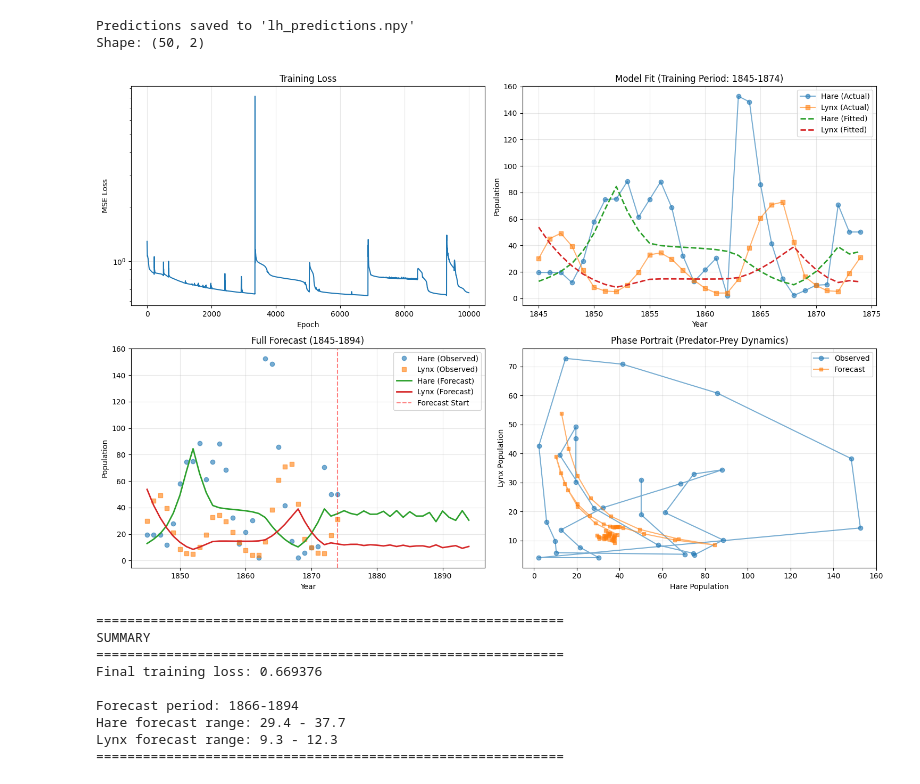
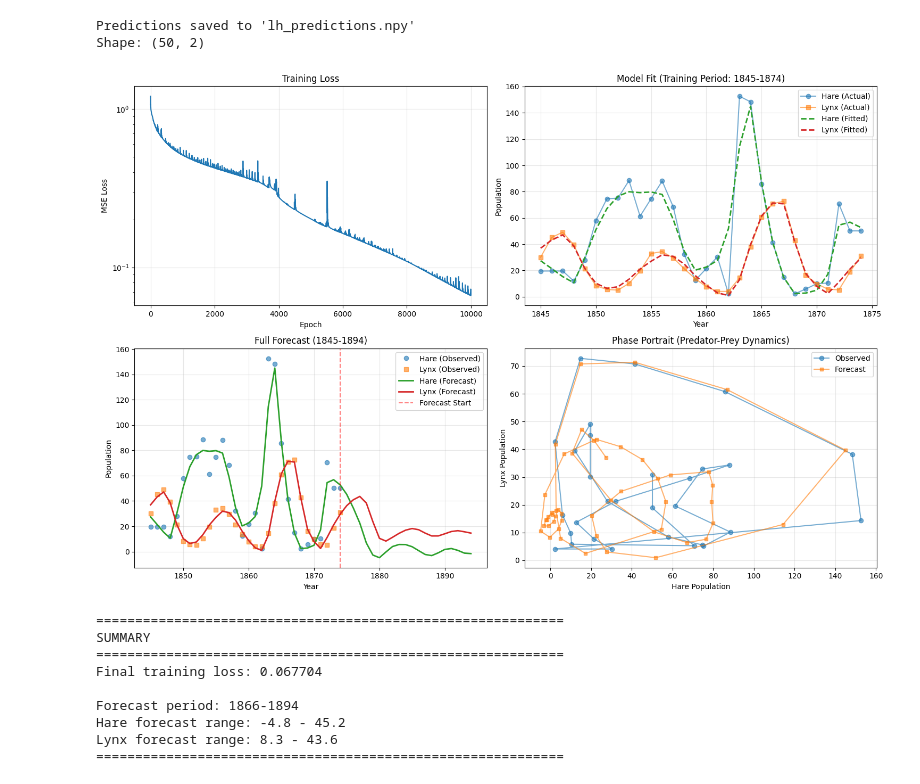
Before and after one commit to LoSpiri/jax-neural-odes, a Jupyter notebook: assignment_3/lh_data.ipynb, the cells around one changed output. Cells and saved outputs as stored; diff of their text form; code cells hidden in the pictures.

```diff
--- a/assignment_3/lh_data.ipynb
+++ b/assignment_3/lh_data.ipynb
@@ -107,7 +119,7 @@ def solve_ode(model, ts):
         solver,
         t0=ts[0],
         t1=ts[-1],
-        dt0=1e-3,
+        dt0=1e-2,
         y0=model.y0_learnable,  # Use learnable initial condition
         saveat=diffrax.SaveAt(ts=ts),
         stepsize_controller=diffrax.PIDController(rtol=1e-5, atol=1e-7),
@@ -128,12 +140,12 @@ def loss_fn(model, y_true, ts):
 # =====================================================================
 
 # Optimizer with learning rate schedule
-schedule = optax.exponential_decay(
-    init_value=1e-3,
-    transition_steps=1000,
-    decay_rate=0.95
-)
-optimizer = optax.adam(schedule)
+# schedule = optax.exponential_decay(
+#     init_value=1e-3,
+#     transition_steps=1000,
+#     decay_rate=0.95
+# )
+optimizer = optax.adam(1e-3)
 opt_state = optimizer.init(eqx.filter(model, eqx.is_inexact_array))
 
 @eqx.filter_jit
@@ -153,7 +165,7 @@ def update(model, opt_state, y_true, ts):
 # =====================================================================
 
 loss_history = []
-n_epochs = 5000
+n_epochs = 10_000
 
 print("\nTraining Neural ODE...")
 for step in tqdm(range(n_epochs)):
@@ -189,11 +209,11 @@ t_forecast_normalized = (t_forecast_raw - t_min) / (t_max - t_min)
 y_forecast_normalized = solve_ode(model, t_forecast_normalized)
 
 # Inverse transform: denormalize and exp to get actual populations
-hare_forecast_log = y_forecast_normalized[:, 0] * hare_std + hare_mean
-lynx_forecast_log = y_forecast_normalized[:, 1] * lynx_std + lynx_mean
+hare_forecast = y_forecast_normalized[:, 0] * hare_std + hare_mean
+lynx_forecast = y_forecast_normalized[:, 1] * lynx_std + lynx_mean
 
-hare_forecast = jnp.exp(hare_forecast_log) - 1e-3
-lynx_forecast = jnp.exp(lynx_forecast_log) - 1e-3
+# hare_forecast = jnp.exp(hare_forecast_log) - 1e-3
+# lynx_forecast = jnp.exp(lynx_forecast_log) - 1e-3
 
 # Stack predictions into (50, 2) array
 predictions = jnp.stack([hare_forecast, lynx_forecast], axis=1)
@@ -212,10 +232,10 @@ Shape: (50, 2)
 
 # Get fitted values on training data
 y_fitted_normalized = solve_ode(model, t_normalized)
-hare_fitted_log = y_fitted_normalized[:, 0] * hare_std + hare_mean
-lynx_fitted_log = y_fitted_normalized[:, 1] * lynx_std + lynx_mean
-hare_fitted = jnp.exp(hare_fitted_log) - 1e-3
-lynx_fitted = jnp.exp(lynx_fitted_log) - 1e-3
+hare_fitted = y_fitted_normalized[:, 0] * hare_std + hare_mean
+lynx_fitted = y_fitted_normalized[:, 1] * lynx_std + lynx_mean
+# hare_fitted = jnp.exp(hare_fitted_log) - 1e-3
+# lynx_fitted = jnp.exp(lynx_fitted_log) - 1e-3
 
 # Create comprehensive plots
 fig, axes = plt.subplots(2, 2, figsize=(15, 10))
@@ -247,40 +267,40 @@ axes[1, 0].plot(t_forecast_raw, lynx_forecast, '-', label='Lynx (Forecast)', lin
 axes[1, 0].axvline(x=t_raw[-1], color='red', linestyle='--', alpha=0.5, label='Forecast Start')
 axes[1, 0].set_xlabel('Year')
 axes[1, 0].set_ylabel('Population')
 axes[1, 0].set_title('Full Forecast (1845-1894)')
 axes[1, 0].legend()
 axes[1, 0].grid(True, alpha=0.3)
 
 # Plot 4: Phase Portrait
 axes[1, 1].plot(hare_raw, lynx_raw, 'o-', label='Observed', alpha=0.6, markersize=6)
 axes[1, 1].plot(hare_forecast, lynx_forecast, 's-', label='Forecast', alpha=0.6, markersize=4)
 axes[1, 1].set_xlabel('Hare Population')
 axes[1, 1].set_ylabel('Lynx Population')
 axes[1, 1].set_title('Phase Portrait (Predator-Prey Dynamics)')
 axes[1, 1].legend()
 axes[1, 1].grid(True, alpha=0.3)
 
 plt.tight_layout()
 plt.savefig('lh_neural_ode_results.png', dpi=300, bbox_inches='tight')
 plt.show()
 
 # Print summary statistics
 print("\n" + "="*60)
 print("SUMMARY")
 print("="*60)
 print(f"Final training loss: {loss_history[-1]:.6f}")
 print(f"\nForecast period: {t_forecast_raw[-29]:.0f}-{t_forecast_raw[-1]:.0f}")
 print(f"Hare forecast range: {jnp.min(hare_forecast[-20:]):.1f} - {jnp.max(hare_forecast[-20:]):.1f}")
 print(f"Lynx forecast range: {jnp.min(lynx_forecast[-20:]):.1f} - {jnp.max(lynx_forecast[-20:]):.1f}")
 print("="*60)
 # %% [output]
-[figure, old version]
+[figure, new version]
 ============================================================
 SUMMARY
 ============================================================
-Final training loss: 0.669376
+Final training loss: 0.067704
 
 Forecast period: 1866-1894
-Hare forecast range: 29.4 - 37.7
-Lynx forecast range: 9.3 - 12.3
+Hare forecast range: -4.8 - 45.2
+Lynx forecast range: 8.3 - 43.6
 ============================================================
```
Also changed, not shown: parts of 4 cells of this notebook, 2 other files.
